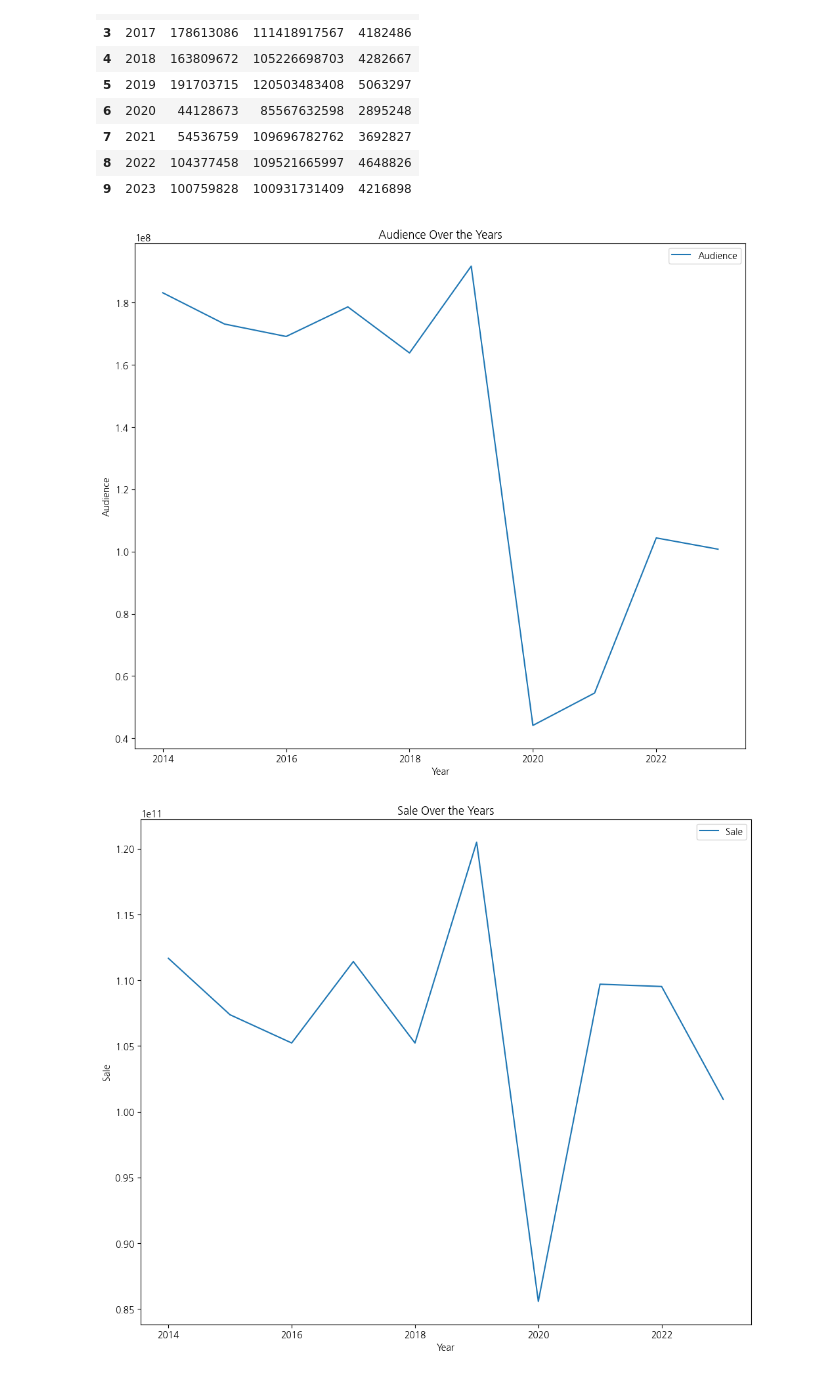
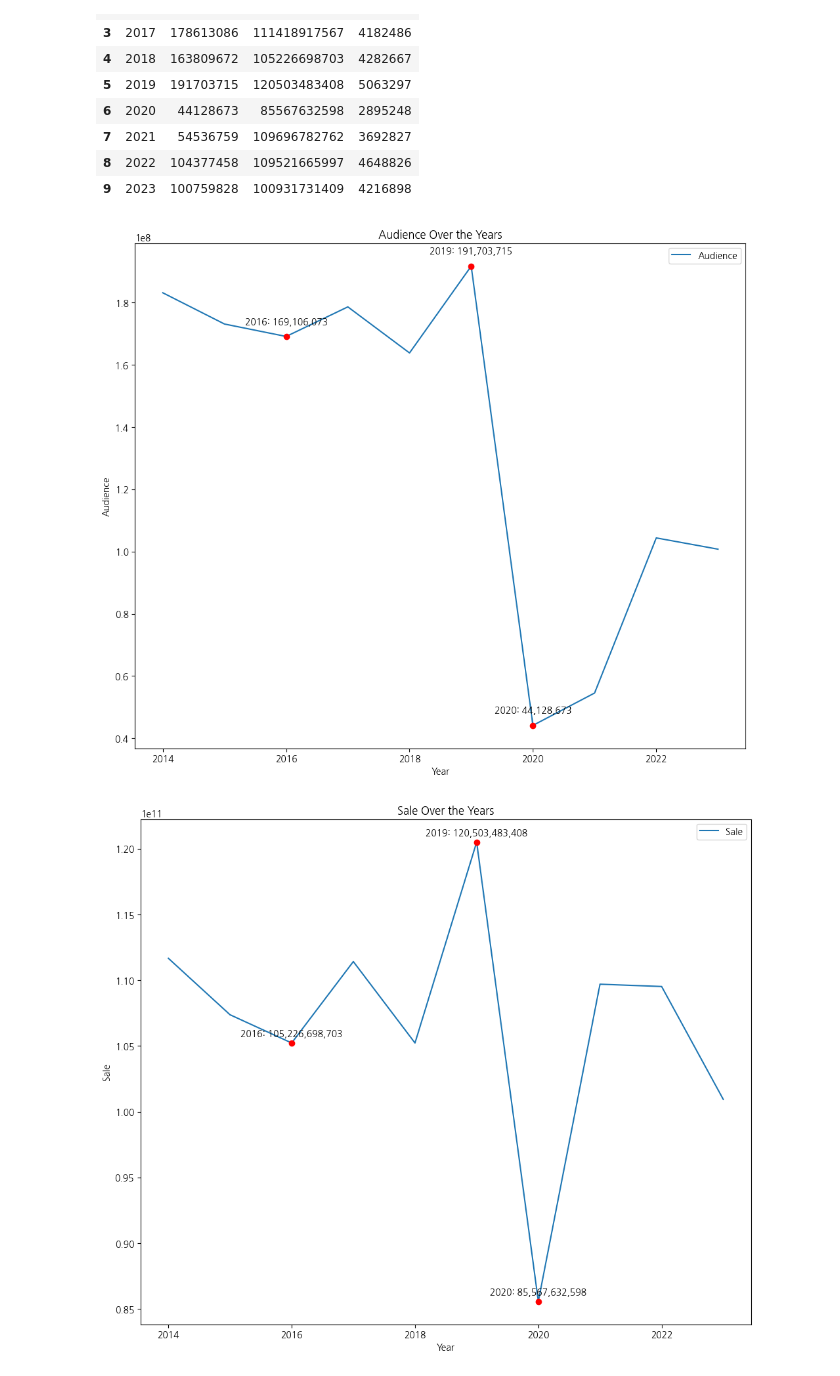
Before and after one commit to addinedu-ros-8th/eda-repo-1, a Jupyter notebook: src/movie_analysis.ipynb, the cells around one changed output. Drawn from its saved outputs; the diff is of its cells as text; code cells hidden in the pictures.

Commit message:
add pointer on plot to year 2016, 2019, 2020

```diff
--- a/src/movie_analysis.ipynb
+++ b/src/movie_analysis.ipynb
@@ -8,12 +8,3 @@ import ast
 from collections import Counter
 import re
 import mysql.connector
-# %%
-remote = mysql.connector.connect(
-    host = "database-1.cvkugmey24at.ap-northeast-2.rds.amazonaws.com",
-    port = 3306,
-    user = "root",
-    password = "bnmqaz010203",
-    database = "eda_project"
-)
-cur = remote.cursor(buffered=True)
@@ -126,21 +119,43 @@ df
 | 9 | 2023 | 100759828 | 100931731409 | 4216898 |
 # %%
 df.plot(x="Year", y="Audience", figsize=(12, 10))
-plt.xlabel("Year")  # Set the x-axis label
-plt.ylabel("Audience")  # Set the y-axis label
-plt.title("Audience Over the Years")  # Add a title
+highlight_years = [2016, 2019, 2020]
+for year in highlight_years:
+    audience_value = df.loc[df["Year"] == year, "Audience"].values[0]
+    plt.scatter(year, audience_value, color='red', zorder=5)
+    plt.text(
+        year,
+        audience_value + 0.04e8,
+        f"{year}: {audience_value:,.0f}",
+        fontsize=10,
+        ha='center'
+    )
+plt.xlabel("Year")
+plt.ylabel("Audience")
+plt.title("Audience Over the Years")
 plt.savefig('Audience_Change.png')
 plt.show()
 # %% [output]
-[figure, old version]
+[figure, new version]
 # %%
 df.plot(x="Year", y="Sale", figsize=(12, 10))
-plt.xlabel("Year")  # Set the x-axis label
-plt.ylabel("Sale")  # Set the y-axis label
-plt.title("Sale Over the Years")  # Add a title
+highlight_years = [2016, 2019, 2020]
+for year in highlight_years:
+    sale_value = df.loc[df["Year"] == year, "Sale"].values[0]
+    plt.scatter(year, sale_value, color='red', zorder=5)
+    plt.text(
+        year,
+        sale_value + 0.005e11,
+        f"{year}: {sale_value:,.0f}",
+        fontsize=10,
+        ha='center'
+    )
+plt.xlabel("Year")
+plt.ylabel("Sale")
+plt.title("Sale Over the Years")
 plt.savefig('Sale_Change.png')
 plt.show()
 # %% [output]
-[figure, old version]
+[figure, new version]
 # %%
 df.plot(x="Year", y="Screen", figsize=(12, 10))
```
Also changed, not shown: parts of 3 cells of this notebook.
